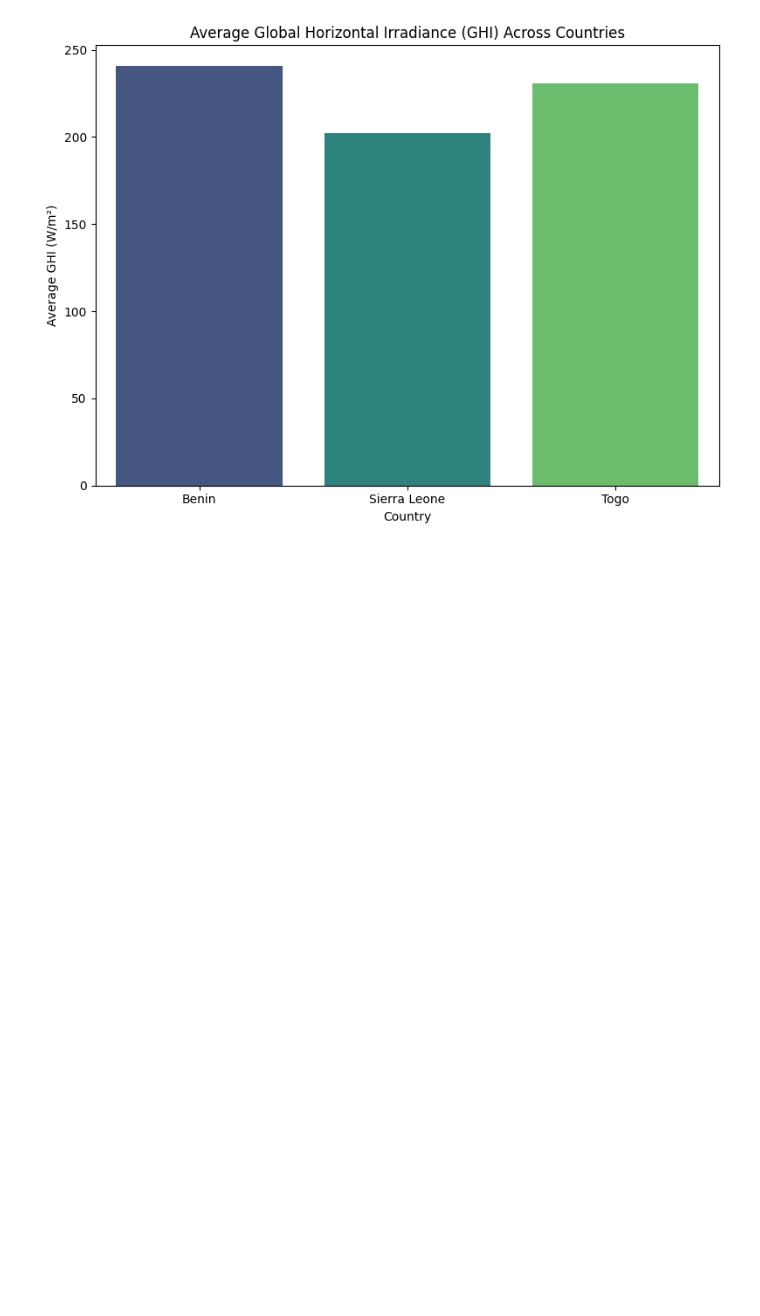
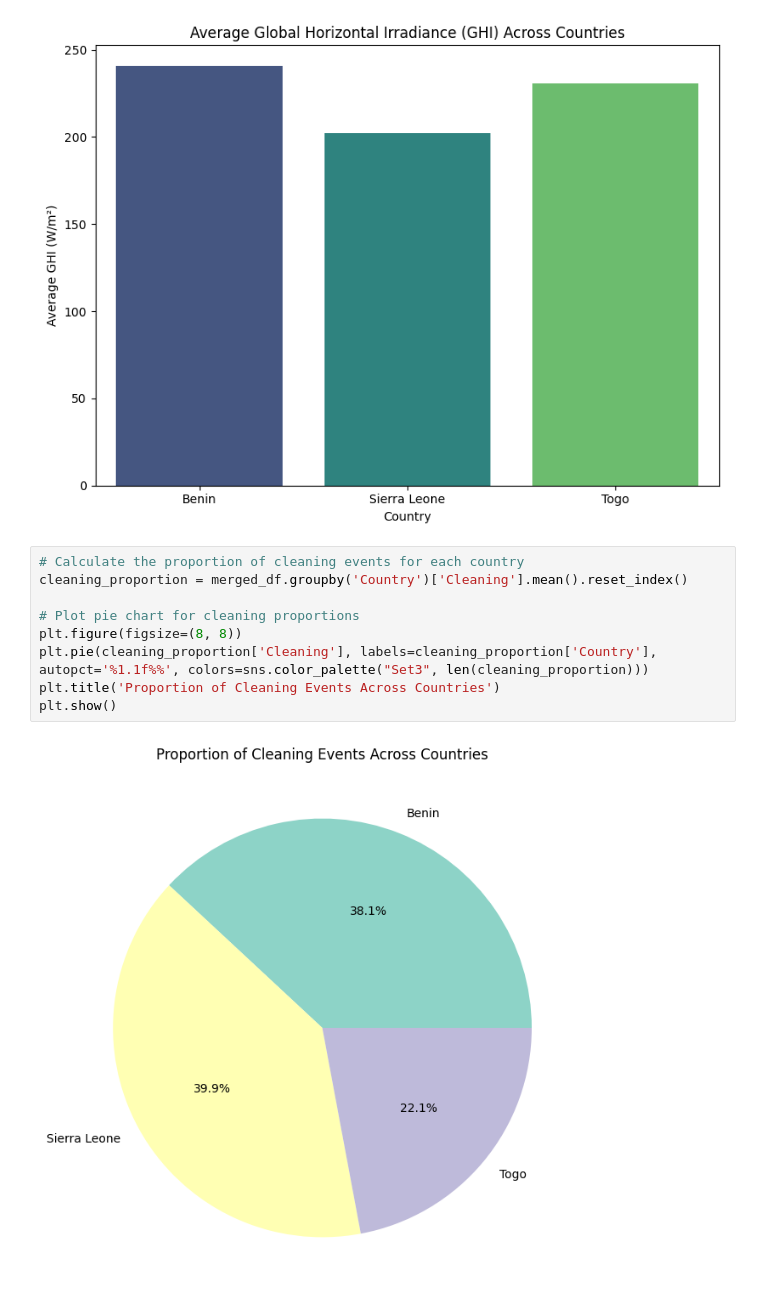
Before and after one commit to Milkiyassolo/Moonlight_Energy_Project, a Jupyter notebook: notebooks/plots_and_graphs.ipynb, the cells around one changed output. Saved outputs shown, nothing was run; the diff lists cells and outputs as text; blank space fills up the shorter version.

Commit message:
finalized plots

```diff
--- a/notebooks/plots_and_graphs.ipynb
+++ b/notebooks/plots_and_graphs.ipynb
@@ -53,3 +53,14 @@ Passing `palette` without assigning `hue` is deprecated and will be removed in v
 
   sns.barplot(data=avg_ghi, x='Country', y='GHI', palette='viridis')
 [figure]
+# %%
+# Calculate the proportion of cleaning events for each country
+cleaning_proportion = merged_df.groupby('Country')['Cleaning'].mean().reset_index()
+
+# Plot pie chart for cleaning proportions
+plt.figure(figsize=(8, 8))
+plt.pie(cleaning_proportion['Cleaning'], labels=cleaning_proportion['Country'], autopct='%1.1f%%', colors=sns.color_palette("Set3", len(cleaning_proportion)))
+plt.title('Proportion of Cleaning Events Across Countries')
+plt.show()
+# %% [output]
+[figure, added]
```
Also changed, not shown: parts of 1 cell of this notebook.
